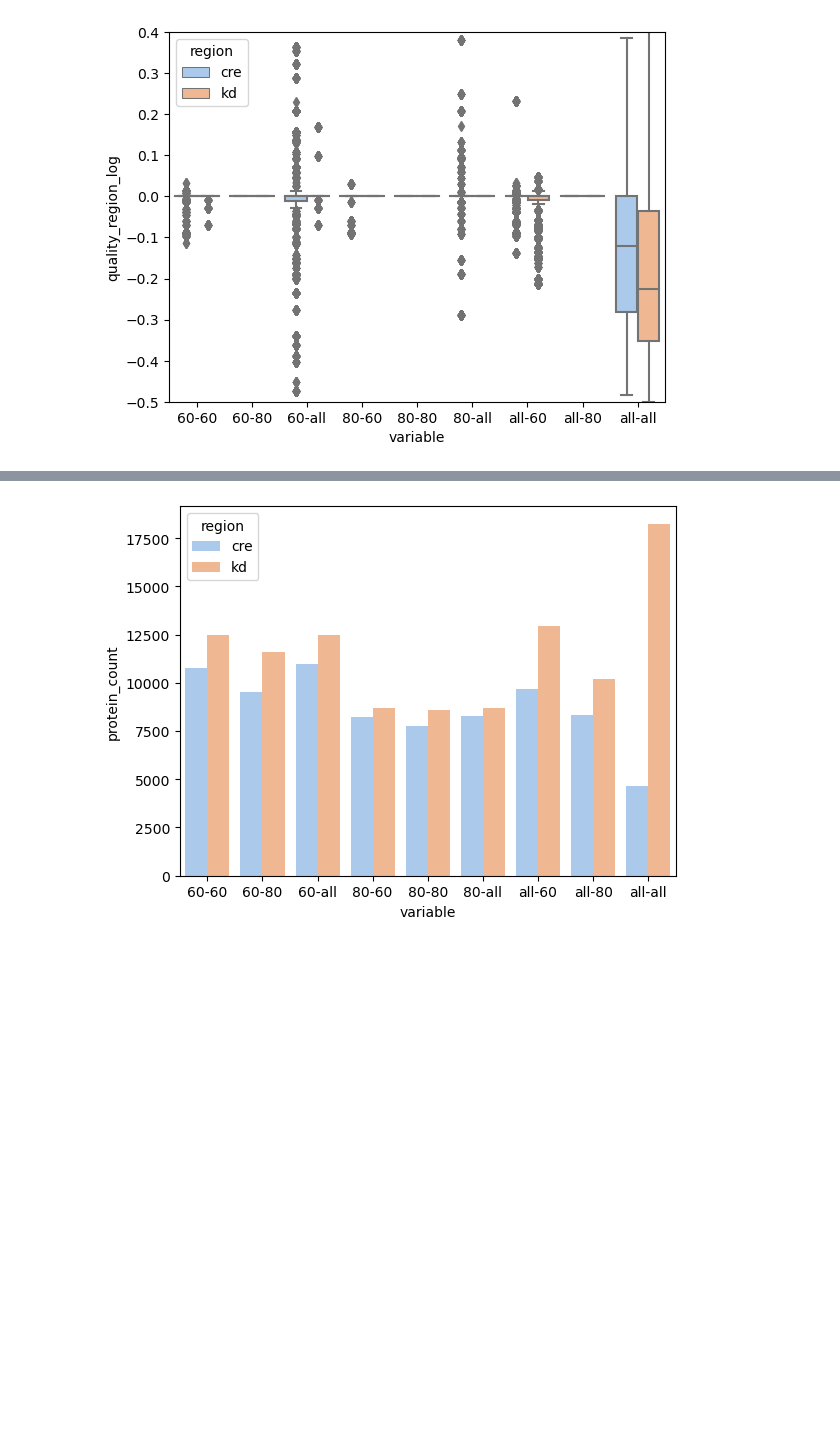
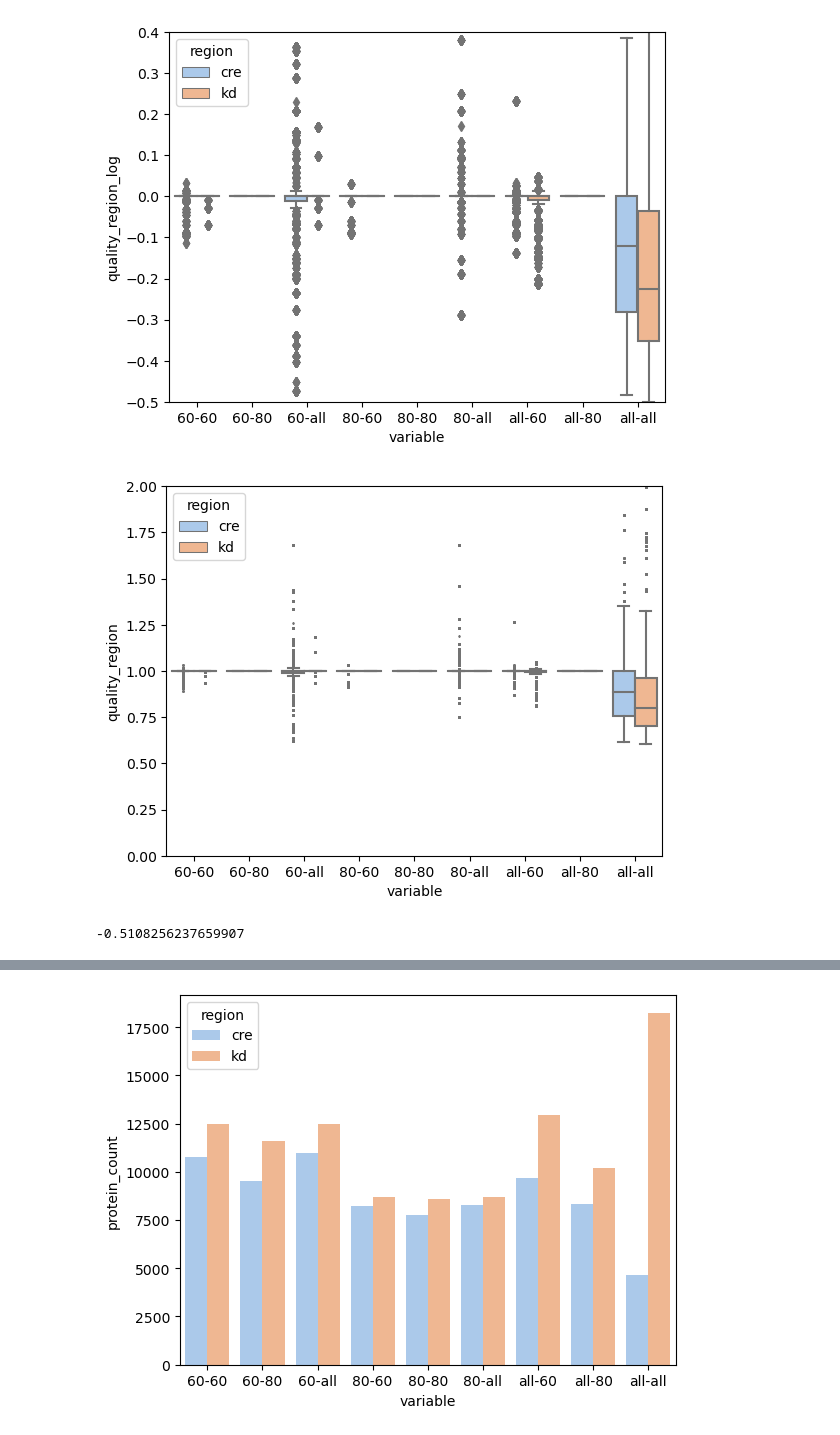
Before and after one commit to alvaro-2/cis-reg, a Jupyter notebook: scripts/regions_to_transfer_analysis.ipynb, the cells around one changed output, grey strips where cells are left out. Drawn from its saved outputs; the diff is of its cells as text; code cells hidden in the pictures; blank space fills up the shorter version.

Commit message:
added new plot

```diff
--- a/scripts/regions_to_transfer_analysis.ipynb
+++ b/scripts/regions_to_transfer_analysis.ipynb
@@ -80,3 +72,15 @@ plt.ylim((-0.5, .4))
 plt.show()
 # %% [output]
 [figure]
+# %%
+sns.set_palette("pastel")
+sns.boxplot(data= region_to_transfer, x= 'variable', y= 'quality_region', hue= 'region', order= order, hue_order= ['cre', 'kd'], fliersize= 1)
+plt.ylim((0, 2))
+#plt.hlines(0.6, xmin= 0, xmax=8)
+plt.show()
+# %% [output]
+[figure, added]
+# %%
+np.log(0.6)
+# %% [output]
+-0.5108256237659907
```
Also changed, not shown: parts of 3 cells of this notebook.
